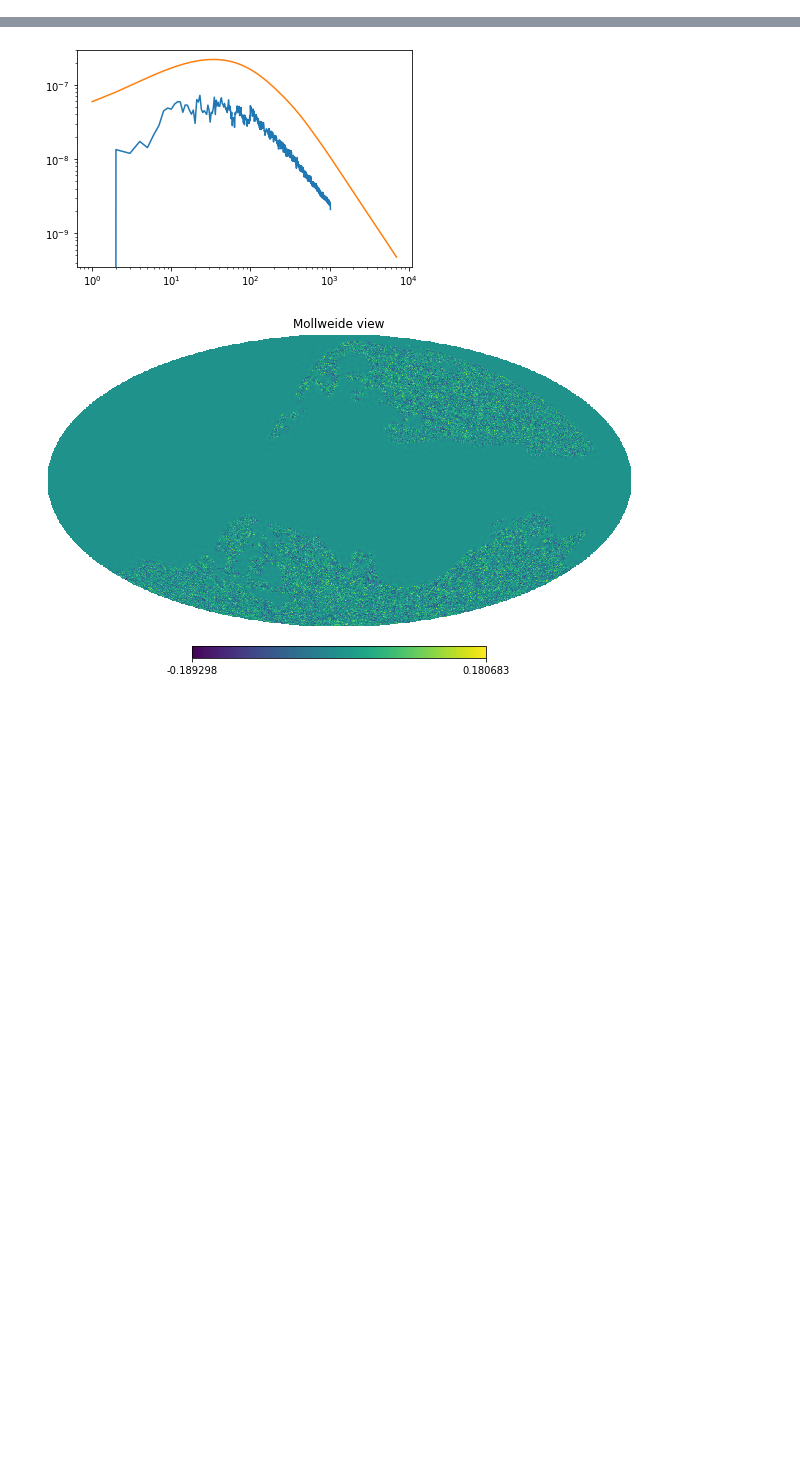
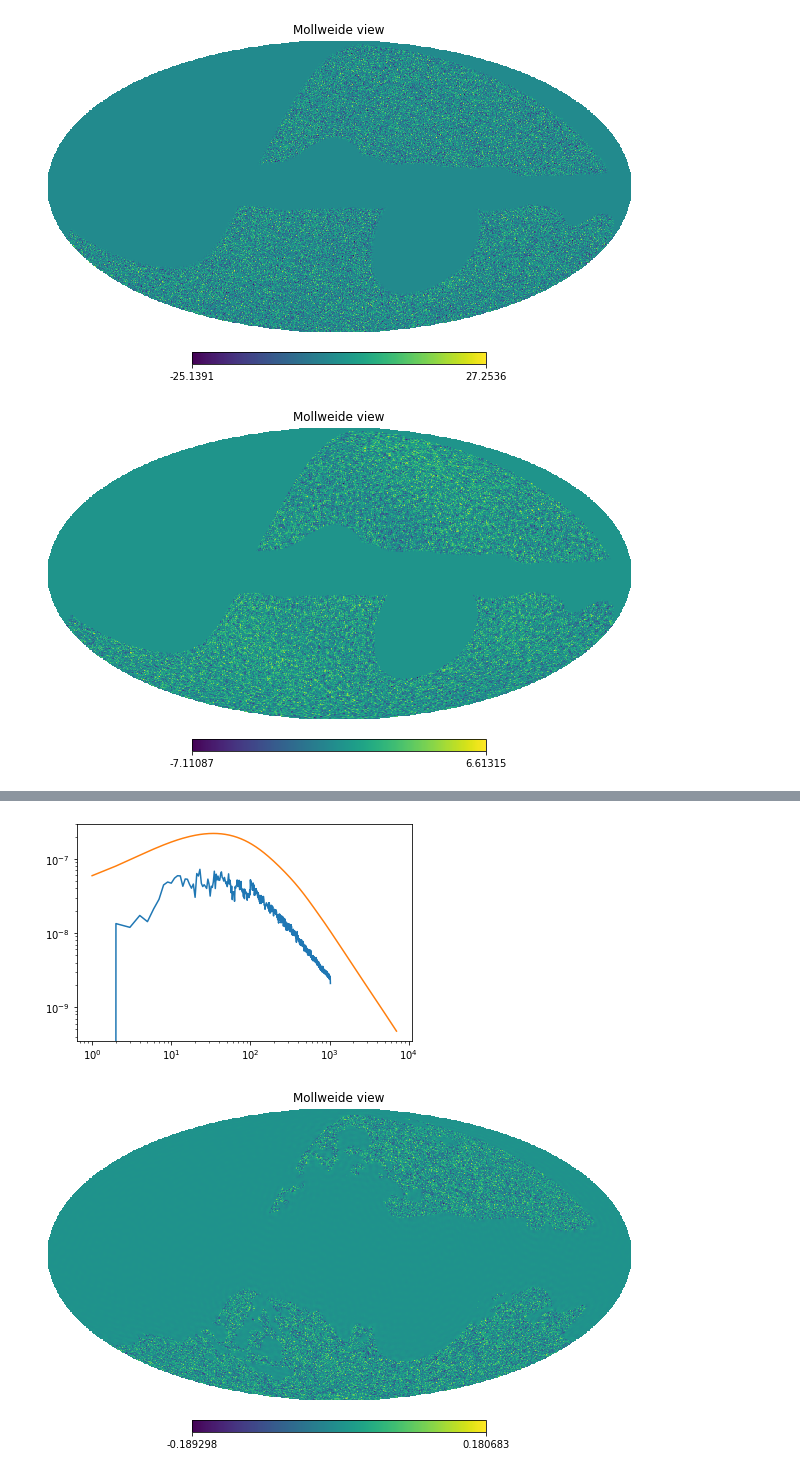
Before and after one commit to litebird/LBxS4, a Jupyter notebook: Notebooks/Delens.ipynb, the cells around one changed output, grey strips where cells are left out. Cells and saved outputs as stored; diff of their text form; code cells hidden in the pictures; blank space fills up the shorter version.

```diff
--- a/Notebooks/Delens.ipynb
+++ b/Notebooks/Delens.ipynb
@@ -19,0 +28,4 @@ from lbxs4.config import *
+# %%
+mask = lb_sky.nilc_mask  *  hp.ud_grade(s4_sky.nilc_mask,512)
+# %%
+lbelm = hp.map2alm(hp.alm2map(lb_sky.NILC_Elm(0),512)*mask)
@@ -19,0 +34,4 @@ from lbxs4.config import *
+# %%
+s4elm = s4_sky.NILC_Elm(0)
+# %%
+s4map_cut = hp.alm2map(s4elm, 512)
@@ -19,0 +40,6 @@ from lbxs4.config import *
+# %%
+hp.mollview(s4map_cut*mask)
+hp.mollview(hp.alm2map(lbelm,512))
+# %% [output]
+[figure, added]
+[figure, added]
```
Also changed, not shown: parts of 17 cells of this notebook, 8 other files.
